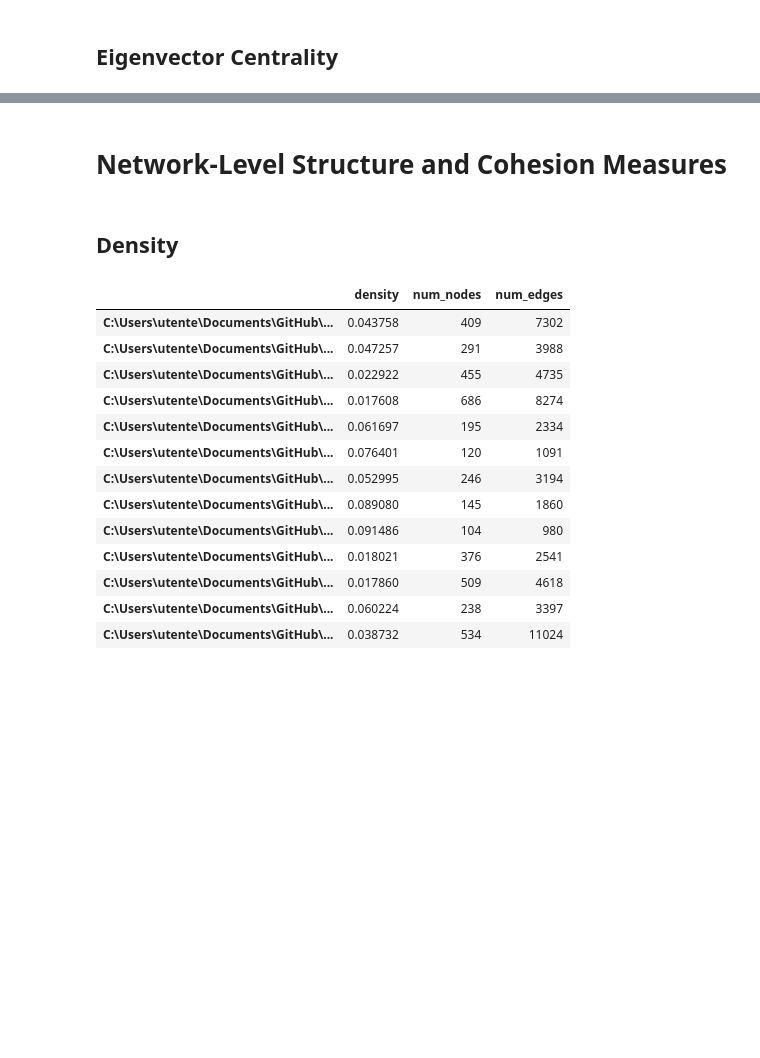
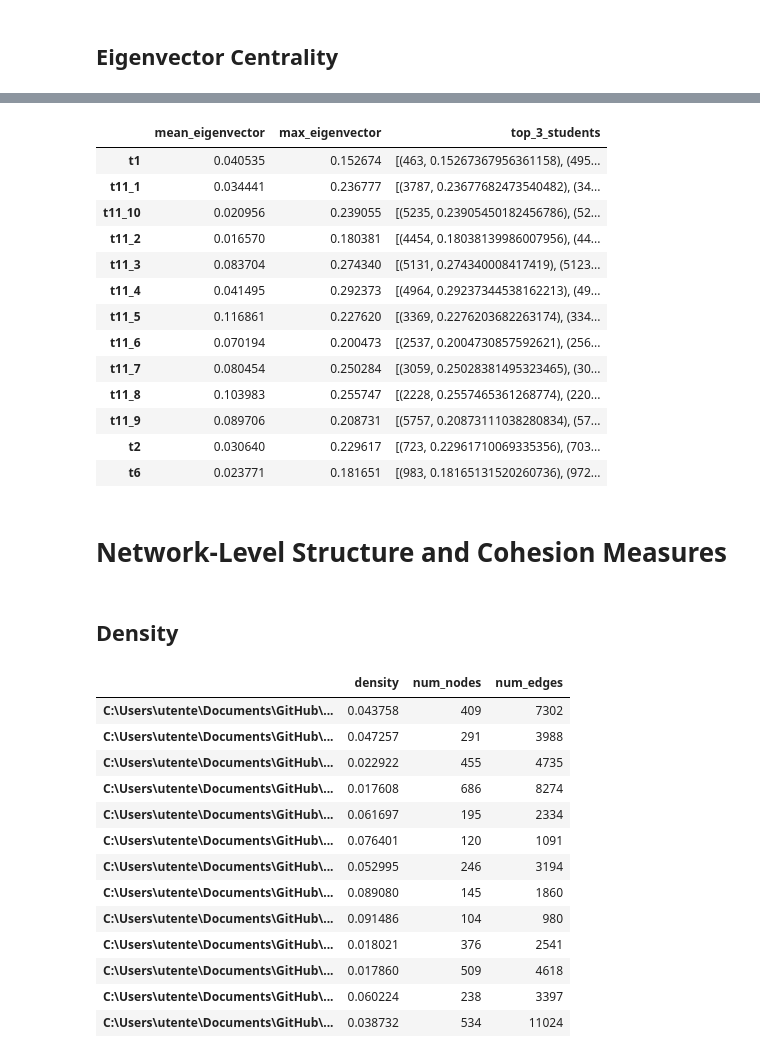
Before and after one commit to asalazar18s/SNA_25, a Jupyter notebook: metrics_IB.ipynb, the cells around one changed output, grey strips where cells are left out. Cells and saved outputs as stored; diff of their text form; code cells hidden in the pictures; blank space fills up the shorter version.

```diff
--- a/metrics_IB.ipynb
+++ b/metrics_IB.ipynb
@@ -497,3 +416,101 @@ eigenvector_df
+# %%
+import os
+import pandas as pd
+import networkx as nx
+
+# Set your dataset directory path
+extract_path = r"C:\Users\utente\Documents\GitHub\SNA_25\dataset"
+
+# Collect all edge files
+extracted_files = [
+    os.path.join(extract_path, f)
+    for f in os.listdir(extract_path)
+    if f.startswith("Edges_") and f.endswith(".csv")
+]
+
+# Prepare a summary dictionary for eigenvector centrality
+eigenvector_summary = {}
+
+# Calculate eigenvector centrality for each school
+for edge_file in extracted_files:
+    school_id = os.path.basename(edge_file).replace("Edges_", "").replace(".csv", "")
+
+    try:
+        edge_df = pd.read_csv(edge_file)
+        node_file = edge_file.replace("Edges", "Nodes")
+        if not os.path.exists(node_file):
+            continue
+        node_df = pd.read_csv(node_file)
+
+        # Detect ID column
+        id_col = None
+        for col in node_df.columns:
+            if col.lower() == "id":
+                id_col = col
+                break
+        if not id_col:
+            continue
+
+        if not {'from', 'to', 'weight'}.issubset(edge_df.columns):
+            continue
+
+        # Filter for positive-weight edges
+        positive_edges = edge_df[edge_df['weight'] > 0]
+
+        # Build directed graph
+        G = nx.DiGraph()
+        G.add_nodes_from(node_df[id_col])
+        G.add_weighted_edges_from(positive_edges[['from', 'to', 'weight']].values)
+
+        # Convert to undirected graph for eigenvector centrality (required by NetworkX)
+        if not nx.is_connected(G.to_undirected()):
+            # Get the largest strongly connected component (as a set of nodes)
+            largest_component_nodes = max(nx.strongly_connected_components(G), key=len)
+            # Create subgraph from those nodes
+            H = G.subgraph(largest_component_nodes).copy()
+        else:
+            H = G
+
+        # Compute eigenvector centrality
+        eig = nx.eigenvector_centrality(H, max_iter=1000)
+
+        # Top 3 by eigenvector centrality and summary stats
+        top_3 = sorted(eig.items(), key=lambda x: x[1], reverse=True)[:3]
+        mean_eig = sum(eig.values()) / len(eig) if eig else 0
+        max_eig = max(eig.values()) if eig else 0
+
+        eigenvector_summary[school_id] = {
+            "mean_eigenvector": mean_eig,
+            "max_eigenvector": max_eig,
+            "top_3_students": top_3
+        }
+
+    except Exception as e:
+        eigenvector_summary[school_id] = {
+            "mean_eigenvector": None,
+            "max_eigenvector": None,
+            "top_3_students": None,
+            "error": str(e)
+        }
+
+# Convert summary dictionary to DataFrame
+eigenvector_df = pd.DataFrame.from_dict(eigenvector_summary, orient='index')
+eigenvector_df
+# %% [output]
+|  | mean_eigenvector | max_eigenvector | top_3_students |
+| t1 | 0.040535 | 0.152674 | [(463, 0.15267367956361158), (495... |
+| t11_1 | 0.034441 | 0.236777 | [(3787, 0.23677682473540482), (34... |
+| t11_10 | 0.020956 | 0.239055 | [(5235, 0.23905450182456786), (52... |
+| t11_2 | 0.016570 | 0.180381 | [(4454, 0.18038139986007956), (44... |
+| t11_3 | 0.083704 | 0.274340 | [(5131, 0.274340008417419), (5123... |
+| t11_4 | 0.041495 | 0.292373 | [(4964, 0.29237344538162213), (49... |
+| t11_5 | 0.116861 | 0.227620 | [(3369, 0.2276203682263174), (334... |
+| t11_6 | 0.070194 | 0.200473 | [(2537, 0.2004730857592621), (256... |
+| t11_7 | 0.080454 | 0.250284 | [(3059, 0.25028381495323465), (30... |
+| t11_8 | 0.103983 | 0.255747 | [(2228, 0.2557465361268774), (220... |
+| t11_9 | 0.089706 | 0.208731 | [(5757, 0.20873111038280834), (57... |
+| t2 | 0.030640 | 0.229617 | [(723, 0.22961710069335356), (703... |
+| t6 | 0.023771 | 0.181651 | [(983, 0.18165131520260736), (972... |
 # %% [markdown]
 # Network-Level Structure and Cohesion Measures
 # %% [markdown]
```
Also changed, not shown: parts of 1 cell of this notebook.
